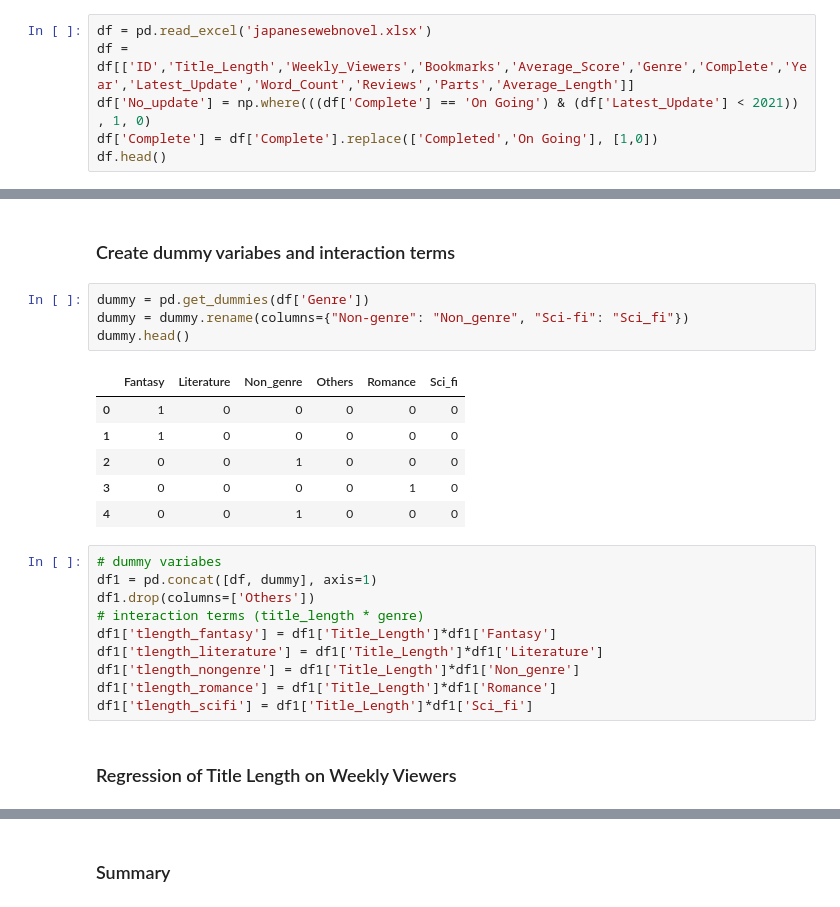
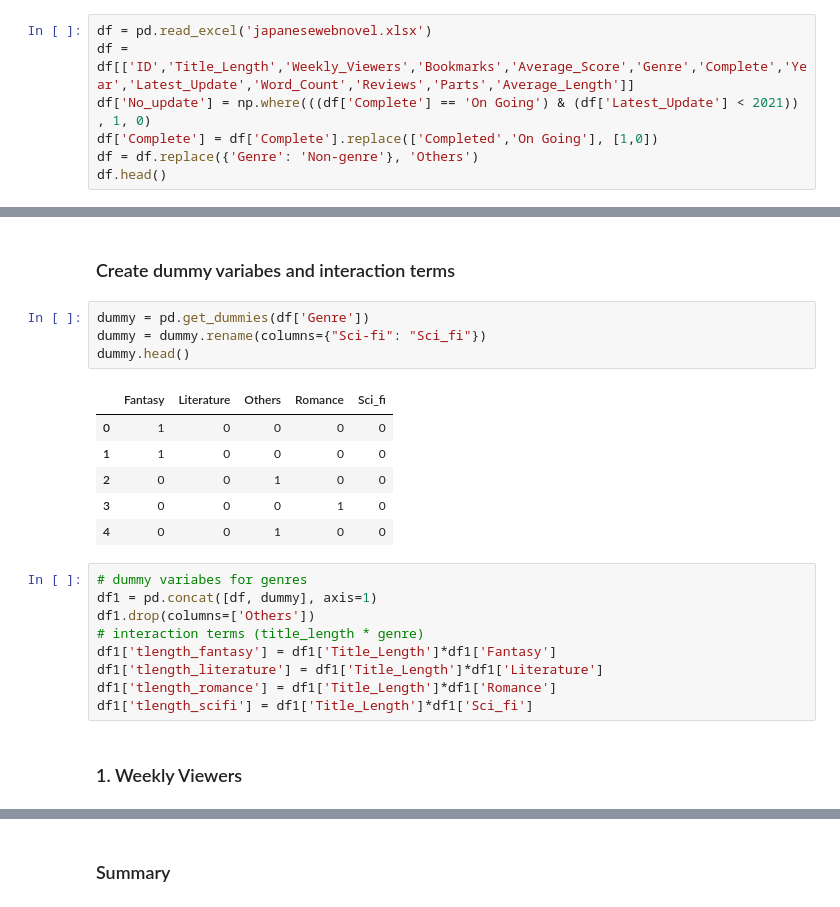
Before and after one commit to fangevalee/Portfolio, a Jupyter notebook: WebNovel/Web Novel Regression Analysis.ipynb, the cells around one changed output, grey strips where cells are left out. Drawn from its saved outputs; the diff is of its cells as text.

```diff
--- a/WebNovel/Web Novel Regression Analysis.ipynb
+++ b/WebNovel/Web Novel Regression Analysis.ipynb
@@ -16,6 +16,7 @@ df = pd.read_excel('japanesewebnovel.xlsx')
 df = df[['ID','Title_Length','Weekly_Viewers','Bookmarks','Average_Score','Genre','Complete','Year','Latest_Update','Word_Count','Reviews','Parts','Average_Length']]
 df['No_update'] = np.where(((df['Complete'] == 'On Going') & (df['Latest_Update'] < 2021)) , 1, 0)
 df['Complete'] = df['Complete'].replace(['Completed','On Going'], [1,0])
+df = df.replace({'Genre': 'Non-genre'}, 'Others')
 df.head()
 # %% [output]
 |  | ID | Title_Length | Weekly_Viewers | Bookmarks | Average_Score | Genre | Complete | Year | ... |
@@ -116,27 +124,26 @@ from statsmodels.formula.api import rlm
 ### Create dummy variabes and interaction terms
 # %%
 dummy = pd.get_dummies(df['Genre'])
-dummy = dummy.rename(columns={"Non-genre": "Non_genre", "Sci-fi": "Sci_fi"})
+dummy = dummy.rename(columns={"Sci-fi": "Sci_fi"})
 dummy.head()
 # %% [output]
-|  | Fantasy | Literature | Non_genre | Others | Romance | Sci_fi |
-| 0 | 1 | 0 | 0 | 0 | 0 | 0 |
-| 1 | 1 | 0 | 0 | 0 | 0 | 0 |
-| 2 | 0 | 0 | 1 | 0 | 0 | 0 |
-| 3 | 0 | 0 | 0 | 0 | 1 | 0 |
-| 4 | 0 | 0 | 1 | 0 | 0 | 0 |
+|  | Fantasy | Literature | Others | Romance | Sci_fi |
+| 0 | 1 | 0 | 0 | 0 | 0 |
+| 1 | 1 | 0 | 0 | 0 | 0 |
+| 2 | 0 | 0 | 1 | 0 | 0 |
+| 3 | 0 | 0 | 0 | 1 | 0 |
+| 4 | 0 | 0 | 1 | 0 | 0 |
 # %%
-# dummy variabes
+# dummy variabes for genres
 df1 = pd.concat([df, dummy], axis=1)
 df1.drop(columns=['Others'])
 # interaction terms (title_length * genre)
 df1['tlength_fantasy'] = df1['Title_Length']*df1['Fantasy']
 df1['tlength_literature'] = df1['Title_Length']*df1['Literature']
-df1['tlength_nongenre'] = df1['Title_Length']*df1['Non_genre']
 df1['tlength_romance'] = df1['Title_Length']*df1['Romance']
 df1['tlength_scifi'] = df1['Title_Length']*df1['Sci_fi']
 # %% [markdown]
-### Regression of Title Length on Weekly Viewers
+### 1. Weekly Viewers
 # %%
 df2 = df1[df1['Weekly_Viewers'] > 100]
 
```
Also changed, not shown: parts of 10 cells of this notebook.
